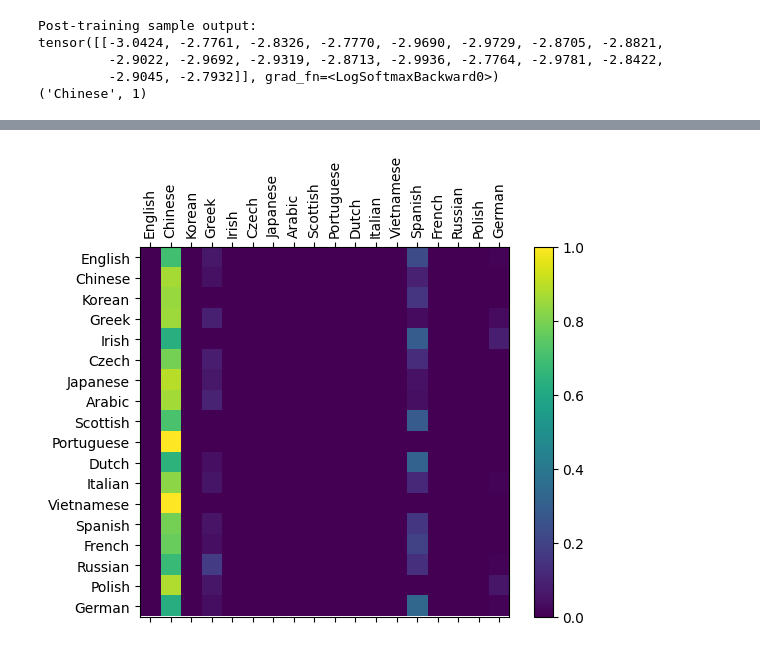
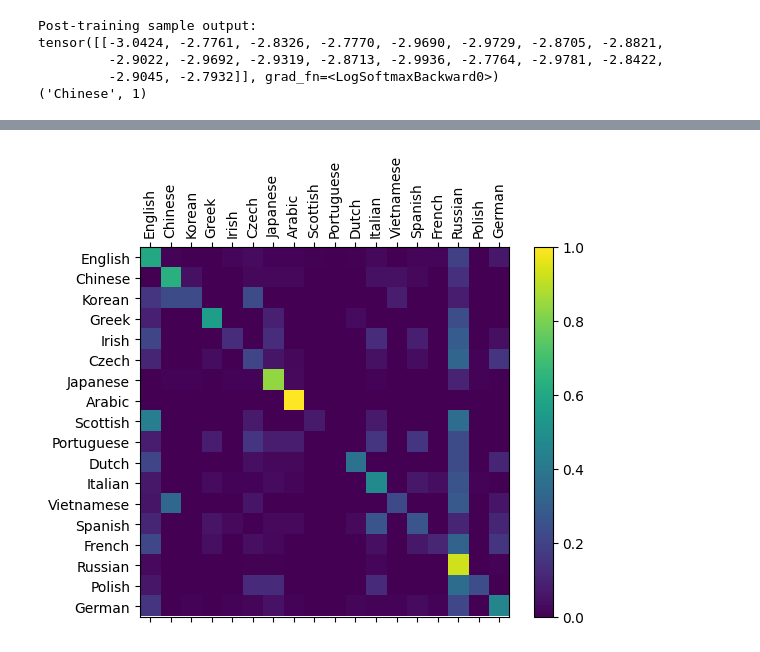
Before and after one commit to pgmoka/pytorch_to_pytorchXLA, a Jupyter notebook: pytorch_example/notebook.ipynb, the cells around one changed output, grey strips where cells are left out. Cells and saved outputs as stored; diff of their text form; code cells hidden in the pictures.

```diff
--- a/pytorch_example/notebook.ipynb
+++ b/pytorch_example/notebook.ipynb
@@ -131,4 +131,4 @@ plt.show()
 # %%
-evaluate(rnn, test_set, classes=alldata.labels_uniq)
+evaluate(dnn, test_set, classes=alldata.labels_uniq)
 # %% [output]
-[figure, old version]
+[figure, new version]
```
Also changed, not shown: parts of 6 cells of this notebook, 1 other file.
